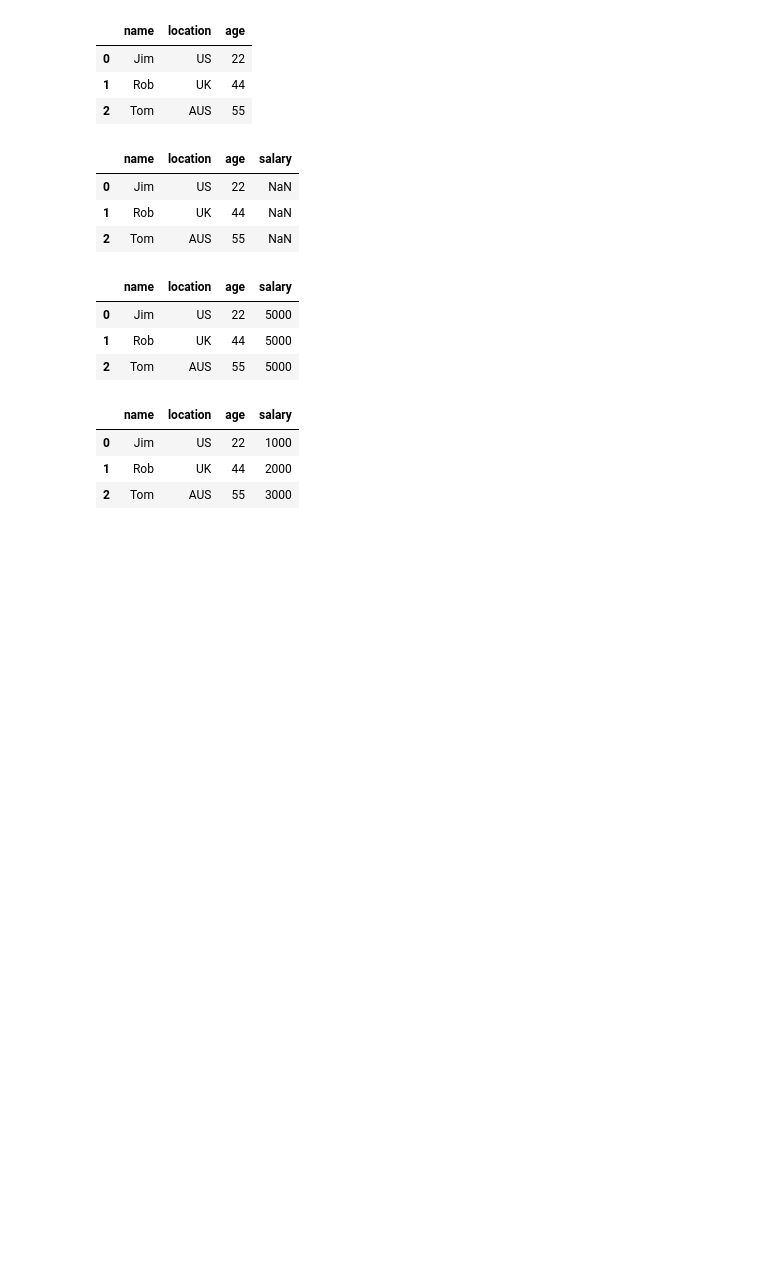
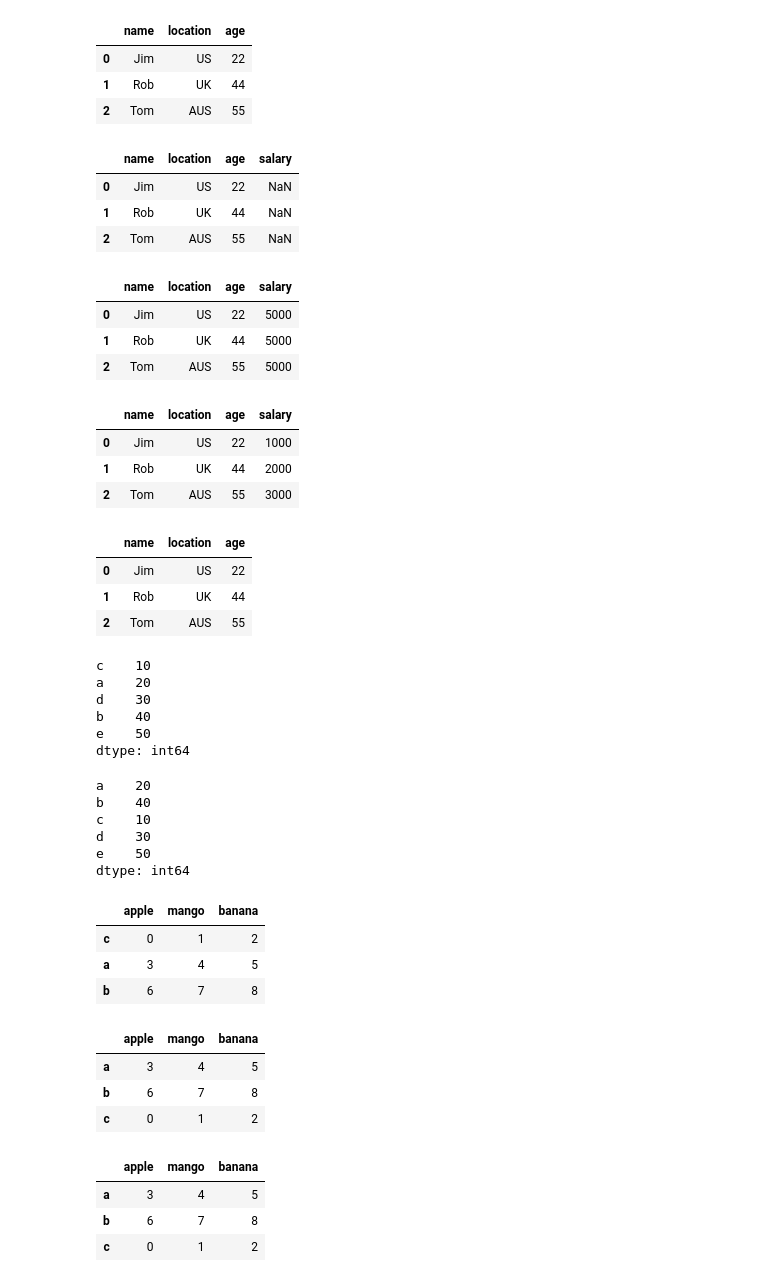
Before and after one commit to jenstem/data-analysis, a Jupyter notebook: Data Analysis/demo.ipynb, the cells around one changed output. Cells and saved outputs as stored; diff of their text form; code cells hidden in the pictures; blank space fills up the shorter version.

Commit message:
Test reindexing

```diff
--- a/Data Analysis/demo.ipynb
+++ b/Data Analysis/demo.ipynb
@@ -472,0 +475,7 @@ frame
+# %%
+frame
+# %% [output]
+|  | name | location | age |
+| 0 | Jim | US | 22 |
+| 1 | Rob | UK | 44 |
+| 2 | Tom | AUS | 55 |
@@ -472,0 +488,43 @@ frame
+# %%
+s
+# %% [output]
+c    10
+a    20
+d    30
+b    40
+e    50
+dtype: int64
+# %%
+s = s.reindex(['a','b','c','d','e'])
+s
+# %% [output]
+a    20
+b    40
+c    10
+d    30
+e    50
+dtype: int64
+# %%
+d = DataFrame(np.arange(9).reshape((3,3)), index=['c','a','b'], columns=['apple','mango','banana'])
+d
+# %% [output]
+|  | apple | mango | banana |
+| c | 0 | 1 | 2 |
+| a | 3 | 4 | 5 |
+| b | 6 | 7 | 8 |
+# %%
+d.reindex(['a','b','c'])
+# %% [output]
+|  | apple | mango | banana |
+| a | 3 | 4 | 5 |
+| b | 6 | 7 | 8 |
+| c | 0 | 1 | 2 |
+# %%
+d = d.reindex(['a','b','c'])
+d.reindex(columns=['mango','banana','apple'])
+d
+# %% [output]
+|  | apple | mango | banana |
+| a | 3 | 4 | 5 |
+| b | 6 | 7 | 8 |
+| c | 0 | 1 | 2 |
```
Also changed, not shown: parts of 3 cells of this notebook.
